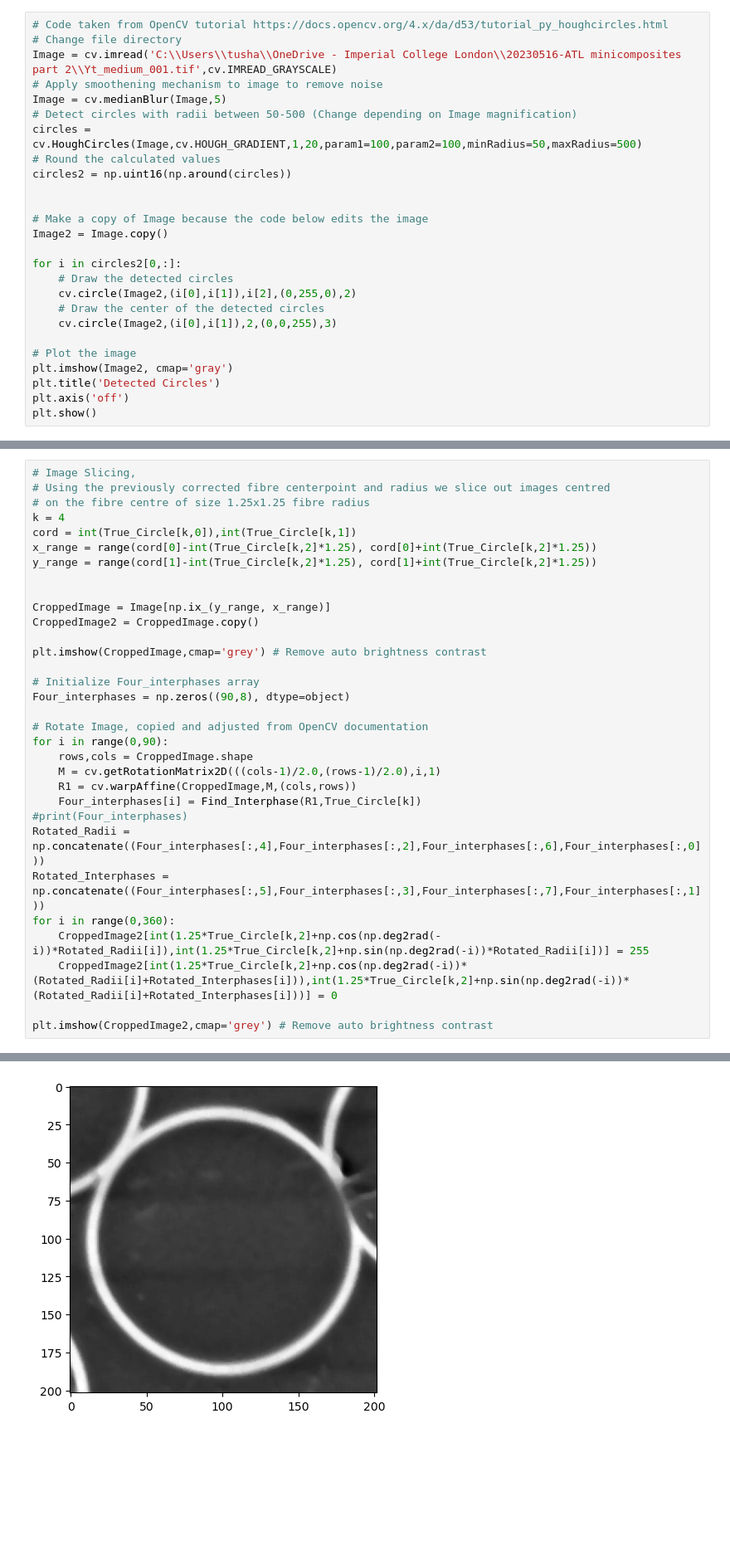
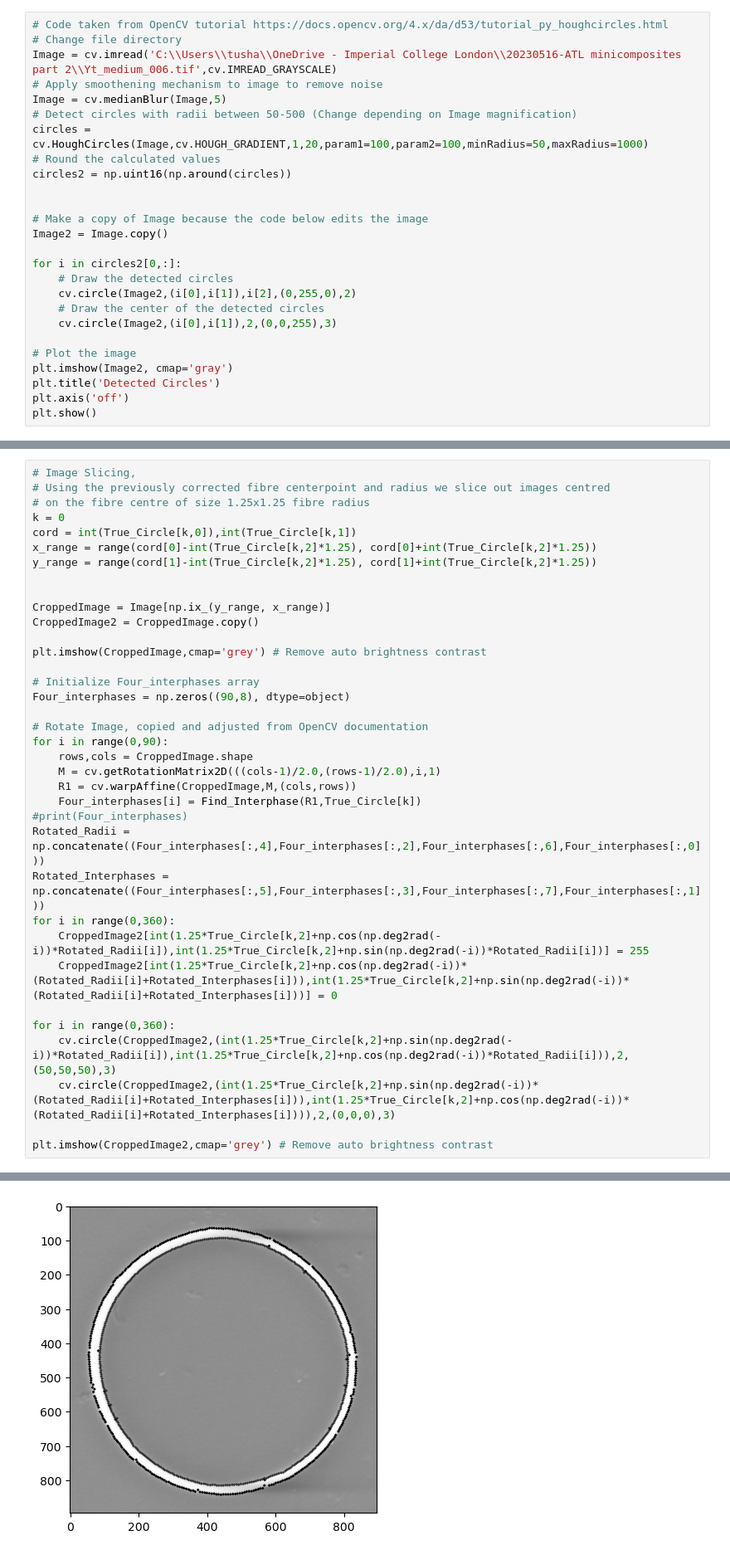
Before and after one commit to TKB2002/CMC-interphase-characteriser, a Jupyter notebook: Fibre and Interphase characteriser with greylevels.ipynb, the cells around one changed output, grey strips where cells are left out. Shown at 83% size. Drawn from its saved outputs; the diff is of its cells as text; blank space fills up the shorter version.

```diff
--- a/Fibre and Interphase characteriser with greylevels.ipynb
+++ b/Fibre and Interphase characteriser with greylevels.ipynb
@@ -13,11 +13,11 @@ from scipy import stats
 # %%
 # Code taken from OpenCV tutorial https://docs.opencv.org/4.x/da/d53/tutorial_py_houghcircles.html
 # Change file directory
-Image = cv.imread('C:\\Users\\tusha\\OneDrive - Imperial College London\\20230516-ATL minicomposites part 2\\Yt_medium_001.tif',cv.IMREAD_GRAYSCALE)
+Image = cv.imread('C:\\Users\\tusha\\OneDrive - Imperial College London\\20230516-ATL minicomposites part 2\\Yt_medium_006.tif',cv.IMREAD_GRAYSCALE)
 # Apply smoothening mechanism to image to remove noise
 Image = cv.medianBlur(Image,5)
 # Detect circles with radii between 50-500 (Change depending on Image magnification)
-circles = cv.HoughCircles(Image,cv.HOUGH_GRADIENT,1,20,param1=100,param2=100,minRadius=50,maxRadius=500)
+circles = cv.HoughCircles(Image,cv.HOUGH_GRADIENT,1,20,param1=100,param2=100,minRadius=50,maxRadius=1000)
 # Round the calculated values
 circles2 = np.uint16(np.around(circles))
 
@@ -87,7 +84,7 @@ Now we have a determined centre point, we will rotate cropped images of indervid
 # Image Slicing,
 # Using the previously corrected fibre centerpoint and radius we slice out images centred
 # on the fibre centre of size 1.25x1.25 fibre radius
-k = 4
+k = 0
 cord = int(True_Circle[k,0]),int(True_Circle[k,1])
 x_range = range(cord[0]-int(True_Circle[k,2]*1.25), cord[0]+int(True_Circle[k,2]*1.25))
 y_range = range(cord[1]-int(True_Circle[k,2]*1.25), cord[1]+int(True_Circle[k,2]*1.25))
@@ -114,5 +111,9 @@ for i in range(0,360):
     CroppedImage2[int(1.25*True_Circle[k,2]+np.cos(np.deg2rad(-i))*Rotated_Radii[i]),int(1.25*True_Circle[k,2]+np.sin(np.deg2rad(-i))*Rotated_Radii[i])] = 255
     CroppedImage2[int(1.25*True_Circle[k,2]+np.cos(np.deg2rad(-i))*(Rotated_Radii[i]+Rotated_Interphases[i])),int(1.25*True_Circle[k,2]+np.sin(np.deg2rad(-i))*(Rotated_Radii[i]+Rotated_Interphases[i]))] = 0
 
+for i in range(0,360):
+    cv.circle(CroppedImage2,(int(1.25*True_Circle[k,2]+np.sin(np.deg2rad(-i))*Rotated_Radii[i]),int(1.25*True_Circle[k,2]+np.cos(np.deg2rad(-i))*Rotated_Radii[i])),2,(50,50,50),3)
+    cv.circle(CroppedImage2,(int(1.25*True_Circle[k,2]+np.sin(np.deg2rad(-i))*(Rotated_Radii[i]+Rotated_Interphases[i])),int(1.25*True_Circle[k,2]+np.cos(np.deg2rad(-i))*(Rotated_Radii[i]+Rotated_Interphases[i]))),2,(0,0,0),3)
+
 plt.imshow(CroppedImage2,cmap='grey') # Remove auto brightness contrast
 # %% [output]
@@ -120,4 +121,4 @@ IndexError: index 4 is out of bounds for axis 0 with size 4
-[figure, old version]
+[figure, new version]
 # %%
 def rotate_and_find_interphase(Im,circle):
     Four_interphases = np.zeros((90,8), dtype=object)
```
Also changed, not shown: parts of 6 cells of this notebook, 1 other file.
